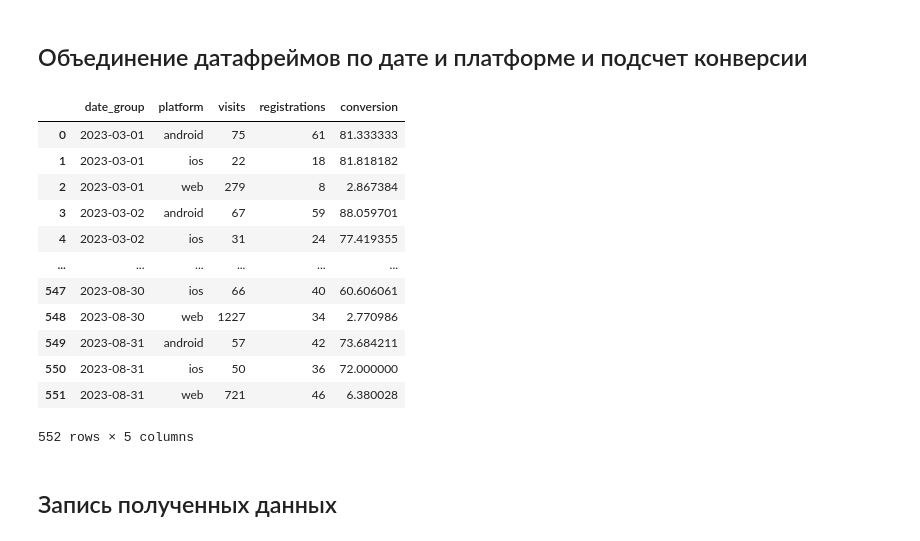
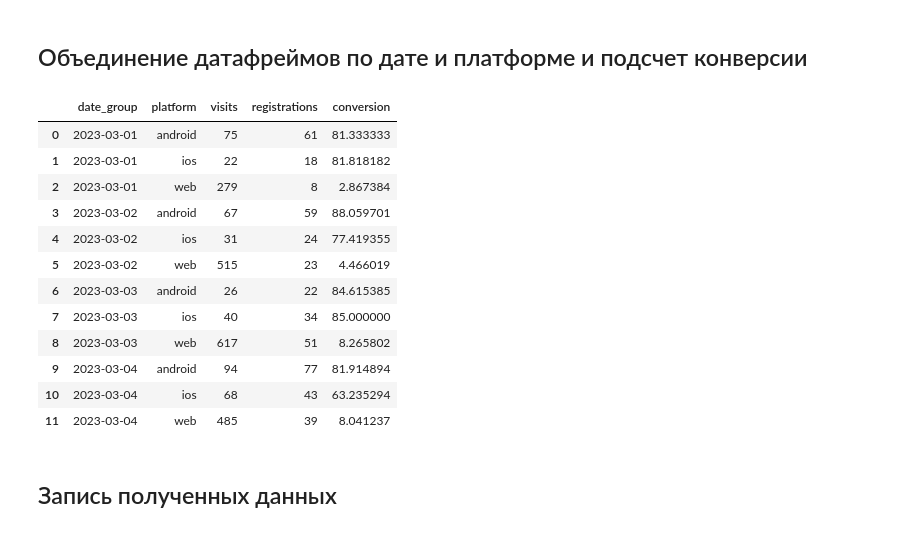
Before and after one commit to Nechetnaya/data-analytics-project-100, a Jupyter notebook: charts_project.ipynb, the cells around one changed output. Cells and saved outputs as stored; diff of their text form; code cells hidden in the pictures.

```diff
--- a/charts_project.ipynb
+++ b/charts_project.ipynb
@@ -94,6 +94,4 @@ See the caveats in the documentation: https://pandas.pydata.org/pandas-docs/stab
 registrations['datetime'] = pd.to_datetime(registrations['datetime'])
 # %%
 # удаление дубликатов
-visits_clean = visits_clean.sort_values('datetime', ascending=False).drop_duplicates(subset='visit_id')
+visits_clean = visits_clean.sort_values('datetime').drop_duplicates(subset='visit_id', keep='last')
-# %%
-visits_clean = visits_clean.sort_values('datetime')
@@ -151,26 +171,26 @@ visits_count.head(12)
 conversion = visits_count \
     .merge(registrations_count, how='left', on=['date', 'platform']) \
     .rename(columns={'date': 'date_group'}) \
-    .sort_values('date_group') \
-    .reset_index(drop=True)
+#     .sort_values('date_group')
+#     .reset_index(drop=True)
 # %%
-conversion['conversion'] = conversion.registrations / conversion.visits * 100
+conversion['conversion'] = (conversion.registrations / conversion.visits) * 100
 # %%
-conversion
+conversion.head(12)
 # %% [output]
 |  | date_group | platform | visits | registrations | conversion |
 | 0 | 2023-03-01 | android | 75 | 61 | 81.333333 |
 | 1 | 2023-03-01 | ios | 22 | 18 | 81.818182 |
 | 2 | 2023-03-01 | web | 279 | 8 | 2.867384 |
 | 3 | 2023-03-02 | android | 67 | 59 | 88.059701 |
 | 4 | 2023-03-02 | ios | 31 | 24 | 77.419355 |
-| ... | ... | ... | ... | ... | ... |
-| 547 | 2023-08-30 | ios | 66 | 40 | 60.606061 |
-| 548 | 2023-08-30 | web | 1227 | 34 | 2.770986 |
-| 549 | 2023-08-31 | android | 57 | 42 | 73.684211 |
-| 550 | 2023-08-31 | ios | 50 | 36 | 72.000000 |
-| 551 | 2023-08-31 | web | 721 | 46 | 6.380028 |
+| 5 | 2023-03-02 | web | 515 | 23 | 4.466019 |
+| 6 | 2023-03-03 | android | 26 | 22 | 84.615385 |
+| 7 | 2023-03-03 | ios | 40 | 34 | 85.000000 |
+| 8 | 2023-03-03 | web | 617 | 51 | 8.265802 |
+| 9 | 2023-03-04 | android | 94 | 77 | 81.914894 |
+| 10 | 2023-03-04 | ios | 68 | 43 | 63.235294 |
+| 11 | 2023-03-04 | web | 485 | 39 | 8.041237 |
-552 rows × 5 columns
 # %% [markdown]
 ## Запись полученных данных
 # %%
```
Also changed, not shown: parts of 58 cells of this notebook.
